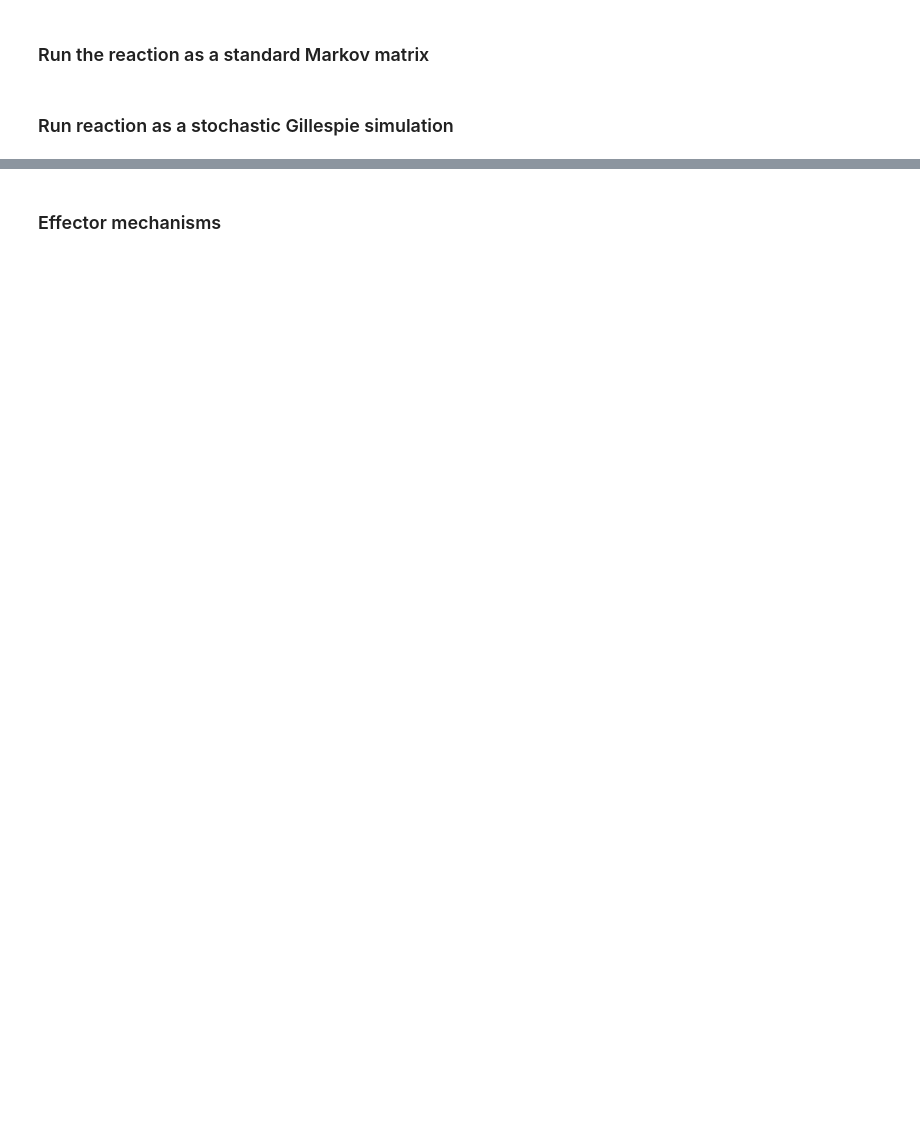
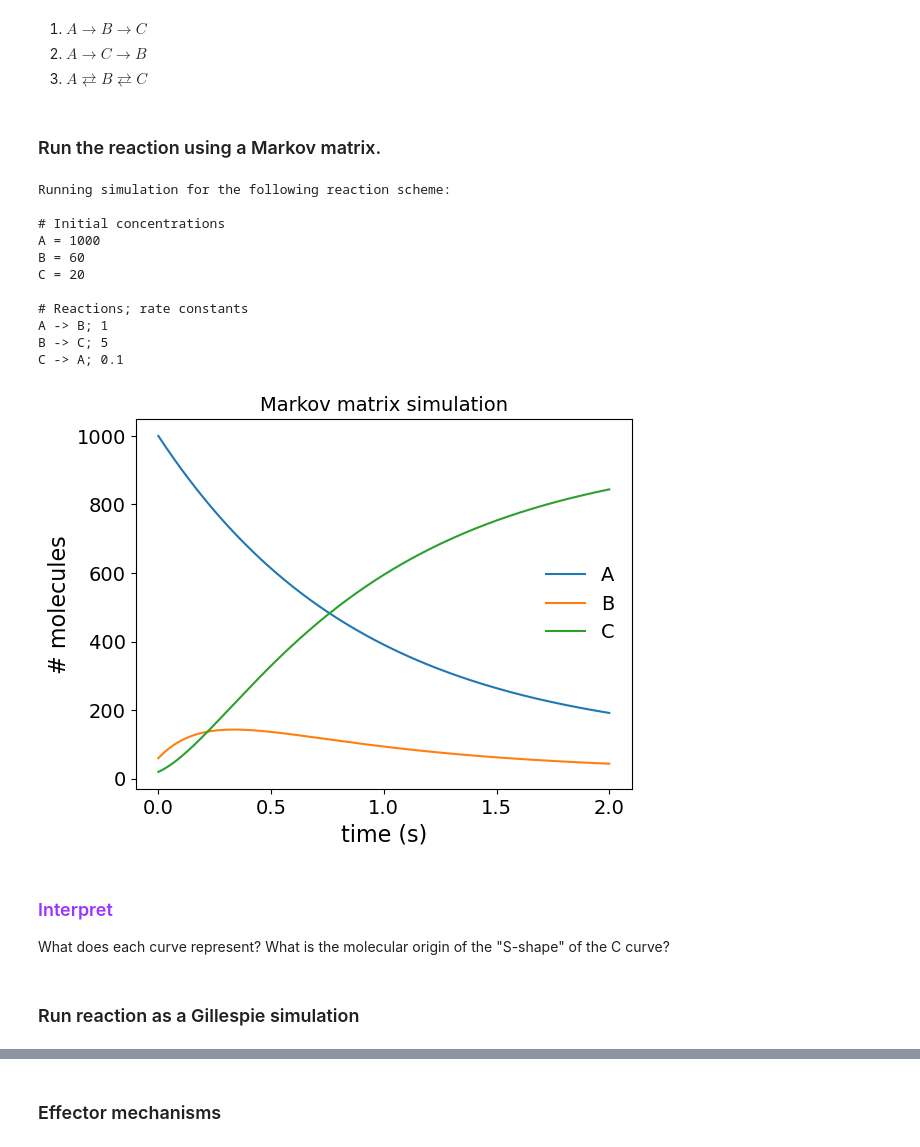
Before and after one commit to harmsm/biochem-jupyter-notebooks, a Jupyter notebook: actin-kinetics.ipynb, the cells around one changed output, grey strips where cells are left out. Drawn from its saved outputs; the diff is of its cells as text; code cells hidden in the pictures; blank space fills up the shorter version.

```diff
--- a/actin-kinetics.ipynb
+++ b/actin-kinetics.ipynb
@@ -154,3 +160,7 @@ def print_rxn(rxn,num_lines=12):
+# %% [markdown]
+1. $A \rightarrow B \rightarrow C$
+2. $A \rightarrow C \rightarrow B$
+2. $A \rightleftarrows B \rightleftarrows C$
 # %%
 # Define a reaction:
 
@@ -164,31 +176,61 @@ A -> B; 1
 B -> C; 5
 C -> A; 0.1
 """
-# %% [markdown]
-### Run the reaction as a standard Markov matrix
+# %% [markdown]
+### Run the reaction using a Markov matrix.
 # %%
 #@title Press the "Play" button on the left to run.
+
+rxn = \
+"""
+# Initial concentrations
+A = 1000
+B = 60
+C = 20
+
+# Reactions; rate constants
+A -> B; 1
+B -> C; 5
+C -> A; 0.1
+"""
 
 # create markov model, choosing dt such that p_self is 0.999
 m = ks.MarkovModel(rxn,min_self_prob=0.999)
 
 print_rxn(rxn)
 
 # run 10,000 time steps
 for i in range(10000):
     m.take_step()
 
 # Plot result
 plt.plot(m.conc_history.time,m.conc_history.A,label="A")
 plt.plot(m.conc_history.time,m.conc_history.B,label="B")
 plt.plot(m.conc_history.time,m.conc_history.C,label="C")
 plt.legend(frameon=False)
 plt.xlabel("time (s)")
 plt.ylabel("# molecules")
 plt.title("Markov matrix simulation")
 None
+# %% [output]
+Running simulation for the following reaction scheme:
+
+# Initial concentrations
+A = 1000
+B = 60
+C = 20
+
+# Reactions; rate constants
+A -> B; 1
+B -> C; 5
+C -> A; 0.1
+[figure, added]
+# %% [markdown]
+### <font color='#9D33FF' size="+2">Interpret</font>
+
+<font size="+1">What does each curve represent? What is the molecular origin of the "S-shape" of the C curve?</font>
 # %% [markdown]
-### Run reaction as a stochastic Gillespie simulation
+### Run reaction as a Gillespie simulation
 # %%
 #@title Press the "Play" button on the left to run.
 
```
Also changed, not shown: parts of 11 cells of this notebook, 1 other file.
